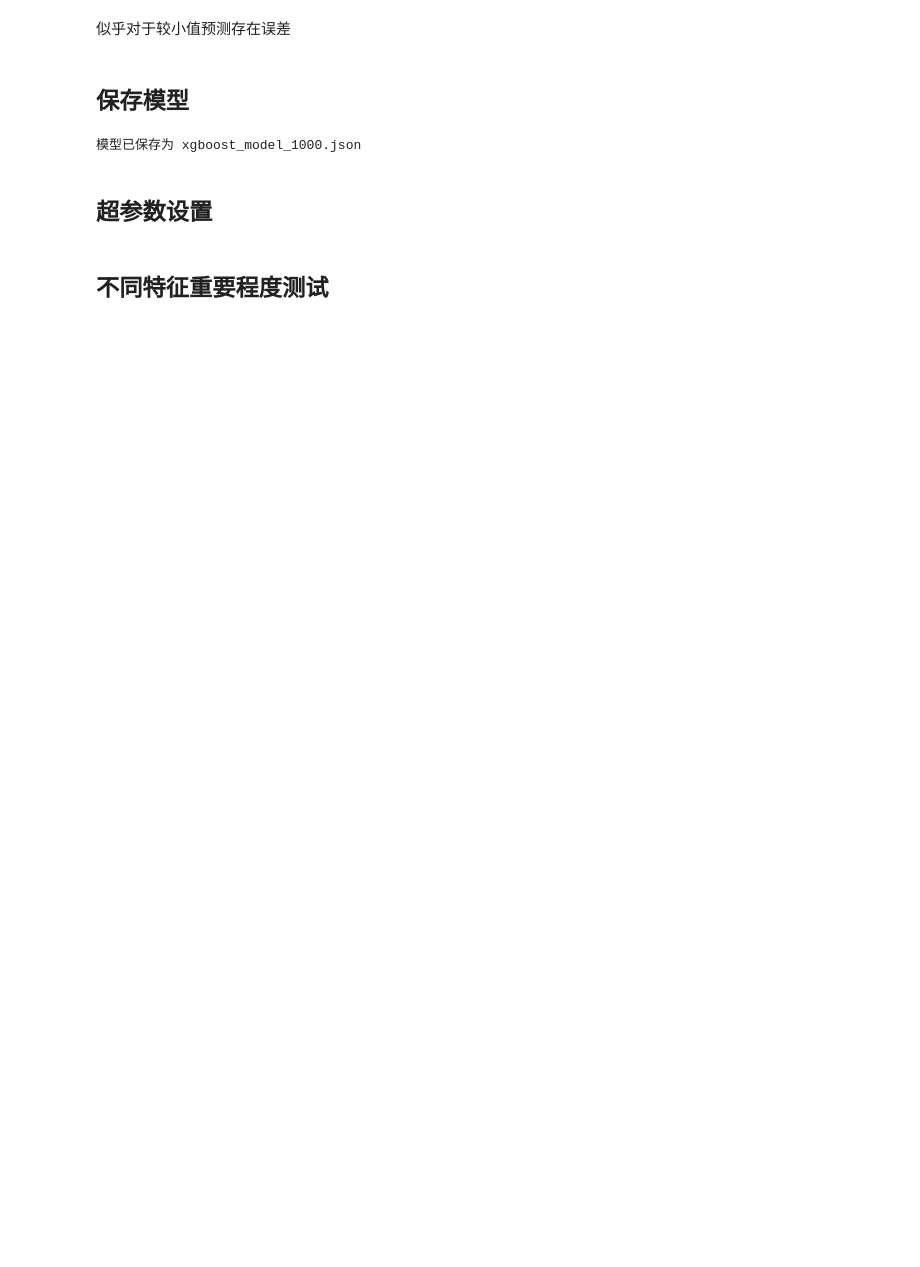
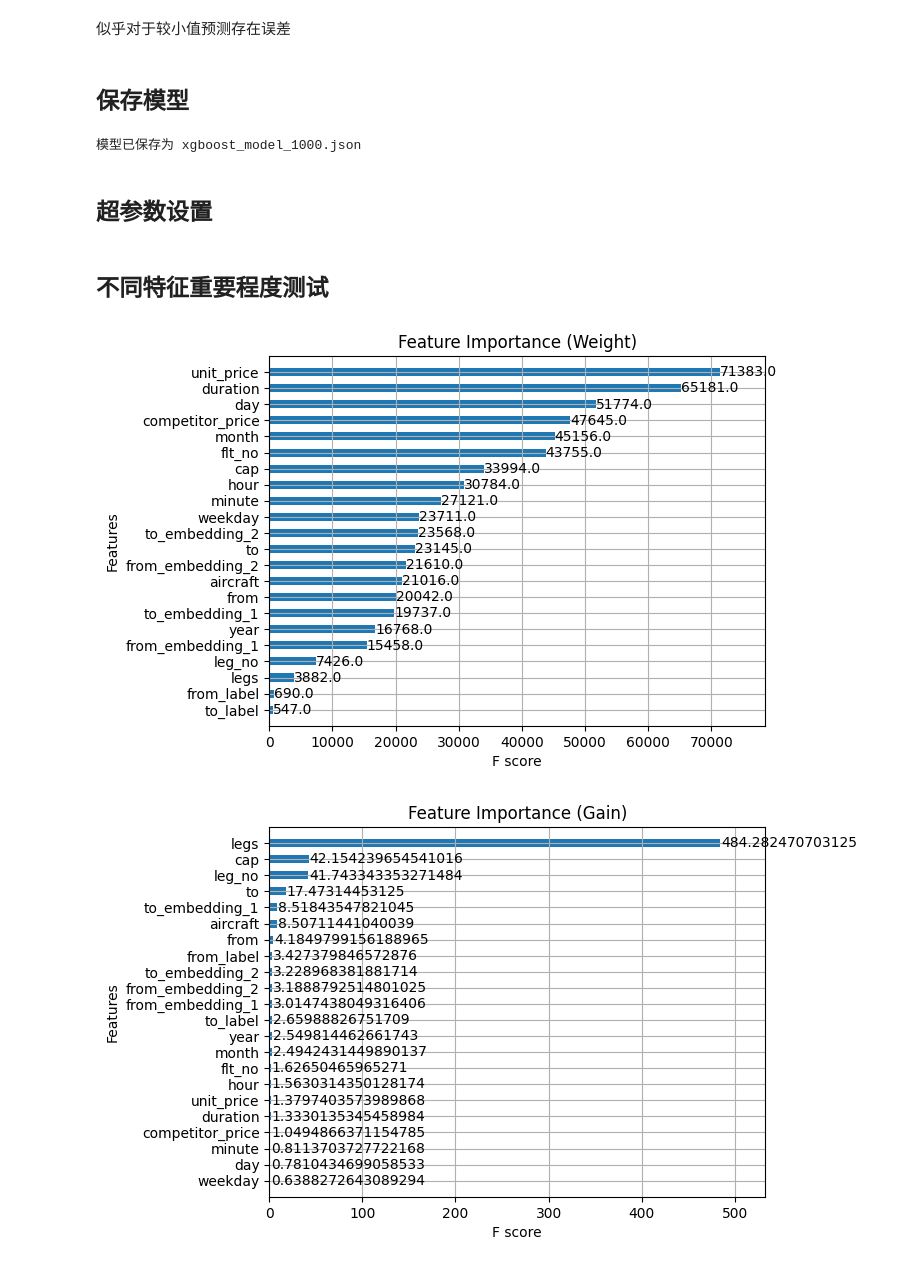
Before and after one commit to Yu-Code666/hh, a Jupyter notebook: 课题1/project1/6月工作/xgboost-竞争-2023-2025-Copy1.ipynb, the cells around one changed output. Drawn from its saved outputs; the diff is of its cells as text; code cells hidden in the pictures; blank space fills up the shorter version.

```diff
--- a/课题1/project1/6月工作/xgboost-竞争-2023-2025-Copy1.ipynb
+++ b/课题1/project1/6月工作/xgboost-竞争-2023-2025-Copy1.ipynb
@@ -55,7 +55,7 @@ Name: pax, dtype: float64
 # %%
 import json
 # 加载字典
-with open('../../my/encoder/city_labels_航班频率加权图标签.json', 'r') as file:
+with open('../../../../data-hh/2025/2025-5/result/encoder/city_labels_航班频率加权图标签.json', 'r') as file:
     city_labels_loaded = json.load(file)
 
 print("加载的字典：", city_labels_loaded)
@@ -74,7 +74,7 @@ data['to_label'] = data['to'].map(city_labels_loaded)
 import json
 
 # 加载字典
-with open('../../my/encoder/城市嵌入编码_航班频率加权图.json', 'r') as file:
+with open('../../../../data-hh/2025/2025-5/result/encoder/城市嵌入编码_航班频率加权图.json', 'r') as file:
     city_embeddings = json.load(file)
 
 print("加载的字典：", city_embeddings)
@@ -130,7 +130,7 @@ print(data[['a_embedding_1', 'a_embedding_2', 'b_embedding_1', 'b_embedding_2',
 使用 json 保存和加载 city_map
 # %%
 # 加载city_map
-with open('../../my/encoder/city_map_频率编码.json', 'r') as f:
+with open('../../../../data-hh/2025/2025-5/result/encoder/city_map_频率编码.json', 'r') as f:
     city_map = json.load(f)
 
 # 使用 city_map 替换指定列的值
@@ -174,7 +174,7 @@ categorical_columns = ['flt_no', 'aircraft']
 # 从保存的文件中加载编码器并应用到data
 for col in categorical_columns:
     # 加载编码器
-    encoder_path = os.path.join('../../my/encoder/', f"{col}_encoder_all.pkl")
+    encoder_path = os.path.join('../../../../data-hh/2025/2025-5/result/encoder/', f"{col}_encoder_all.pkl")
     le = joblib.load(encoder_path)
 
     try:
@@ -503,15 +503,18 @@ print("模型已保存为 xgboost_model_1000.json")
 # %% [markdown]
 ## 不同特征重要程度测试
 # %%
-# import xgboost as xgb
-# import matplotlib.pyplot as plt
+import xgboost as xgb
+import matplotlib.pyplot as plt
 
-# # 假设 model 是训练好的 XGBoost 模型
-# xgb.plot_importance(model, importance_type='weight', title="Feature Importance (Weight)", height=0.5)
-# plt.show()
+# 假设 model 是训练好的 XGBoost 模型
+xgb.plot_importance(model, importance_type='weight', title="Feature Importance (Weight)", height=0.5)
+plt.show()
 
-# xgb.plot_importance(model, importance_type='gain', title="Feature Importance (Gain)", height=0.5)
-# plt.show()
+xgb.plot_importance(model, importance_type='gain', title="Feature Importance (Gain)", height=0.5)
+plt.show()
 
-# xgb.plot_importance(model, importance_type='cover', title="Feature Importance (Cover)", height=0.5)
-# plt.show()
+xgb.plot_importance(model, importance_type='cover', title="Feature Importance (Cover)", height=0.5)
+plt.show()
+# %% [output]
+[figure, added]
+[figure, added]
```
Also changed, not shown: parts of 17 cells of this notebook, 5 other files.
